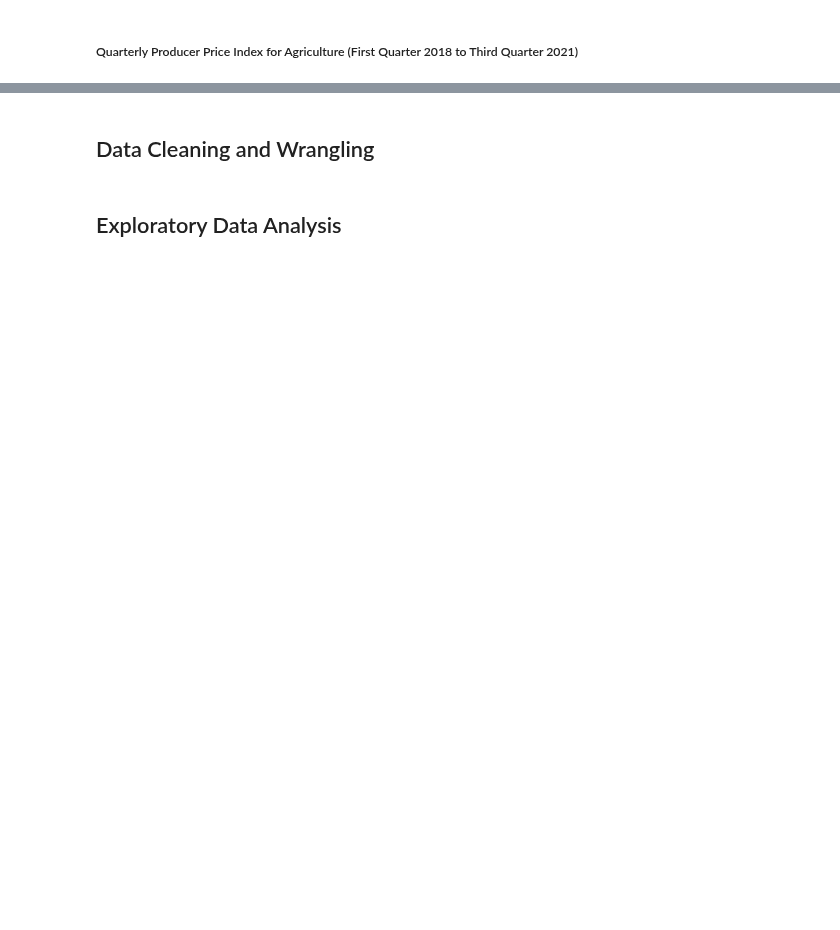
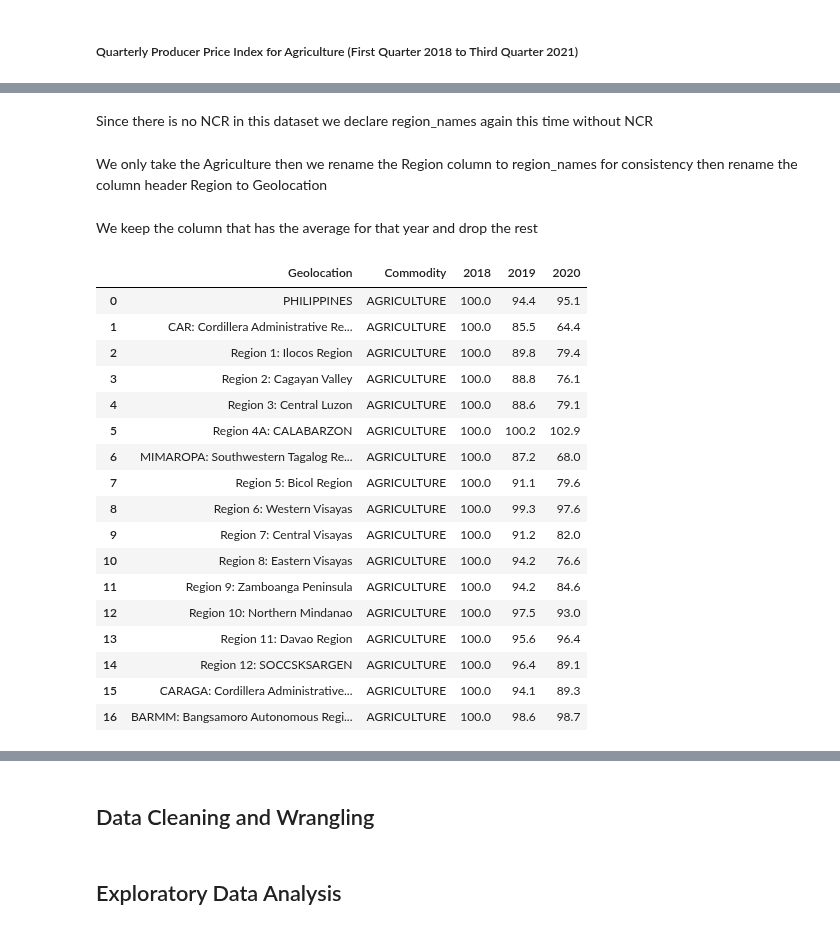
Before and after one commit to francheska-vicente/datapre-project, a Jupyter notebook: N01-Group1.ipynb, the cells around one changed output, grey strips where cells are left out. Drawn from its saved outputs; the diff is of its cells as text; code cells hidden in the pictures; blank space fills up the shorter version.

Commit message:
finished data sets kaloy

```diff
--- a/N01-Group1.ipynb
+++ b/N01-Group1.ipynb
@@ -1932,3 +1705,3 @@ data
 # %%
-data = pd.read_csv("D:\datapre-project\data\Quarterly Producer Price Index for Agriculture (2018=100) _ First Quarter 2018 to Third Quarter 2021.csv",header = 1,sep = ';')
+data = pd.read_csv( os.getenv('DSDATA_PROJ') + "/Quarterly Producer Price Index for Agriculture (2018=100) _ First Quarter 2018 to Third Quarter 2021.csv",header = 1,sep = ';')
 data
@@ -1968,4 +1714,0 @@ data
-# %%
-data.drop(columns =['2021 Fourth Quarter (Oct-Dec)', '2021 Average (Jan-Dec)'],inplace = True)
-data.rename(columns = {'Region': 'Geolocation'},inplace = True)
-data
@@ -1985,0 +1715,57 @@ data
+# %% [markdown]
+Since there is no NCR in this dataset we declare region_names again this time without NCR
+# %%
+# NOTE: Before applying, make sure that the arrangement of the regions are the same as the arrangement in your table
+region_names = ['PHILIPPINES',
+                 'CAR: Cordillera Administrative Region',
+                 'Region 1: Ilocos Region',
+                 'Region 2: Cagayan Valley',
+                 'Region 3: Central Luzon',
+                 'Region 4A: CALABARZON',
+                'MIMAROPA: Southwestern Tagalog Region',
+                'Region 5: Bicol Region',
+                'Region 6: Western Visayas',
+                'Region 7: Central Visayas',
+                'Region 8: Eastern Visayas',
+                'Region 9: Zamboanga Peninsula',
+                'Region 10: Northern Mindanao',
+                'Region 11: Davao Region',
+                'Region 12: SOCCSKSARGEN',
+                'CARAGA: Cordillera Administrative Region',
+                'BARMM: Bangsamoro Autonomous Region in Muslim Mindanao']
+# %% [markdown]
+We only take the Agriculture then we rename the Region column to region_names for consistency then rename the column header Region to Geolocation
+# %%
+data = data[data['Commodity'] == 'AGRICULTURE']
+
+# renames the data in the Geolocation for consistency
+data['Region'] = region_names
+data.set_index('Region')
+data = data.reset_index(drop=True)
+data.rename(columns = {'Region': 'Geolocation'},inplace = True)
+# %% [markdown]
+We keep the column that has the average for that year and drop the rest
+# %%
+data = data[['Geolocation','Commodity','2018 Average (Jan-Dec)','2019 Average (Jan-Dec)','2020 Average (Jan-Dec)']]
+data.columns = data.columns.str[:4]
+data.rename(columns = {'Geol': 'Geolocation','Comm':'Commodity' },inplace = True)
+data
+# %% [output]
+|  | Geolocation | Commodity | 2018 | 2019 | 2020 |
+| 0 | PHILIPPINES | AGRICULTURE | 100.0 | 94.4 | 95.1 |
+| 1 | CAR: Cordillera Administrative Re... | AGRICULTURE | 100.0 | 85.5 | 64.4 |
+| 2 | Region 1: Ilocos Region | AGRICULTURE | 100.0 | 89.8 | 79.4 |
+| 3 | Region 2: Cagayan Valley | AGRICULTURE | 100.0 | 88.8 | 76.1 |
+| 4 | Region 3: Central Luzon | AGRICULTURE | 100.0 | 88.6 | 79.1 |
+| 5 | Region 4A: CALABARZON | AGRICULTURE | 100.0 | 100.2 | 102.9 |
+| 6 | MIMAROPA: Southwestern Tagalog Re... | AGRICULTURE | 100.0 | 87.2 | 68.0 |
+| 7 | Region 5: Bicol Region | AGRICULTURE | 100.0 | 91.1 | 79.6 |
+| 8 | Region 6: Western Visayas | AGRICULTURE | 100.0 | 99.3 | 97.6 |
+| 9 | Region 7: Central Visayas | AGRICULTURE | 100.0 | 91.2 | 82.0 |
+| 10 | Region 8: Eastern Visayas | AGRICULTURE | 100.0 | 94.2 | 76.6 |
+| 11 | Region 9: Zamboanga Peninsula | AGRICULTURE | 100.0 | 94.2 | 84.6 |
+| 12 | Region 10: Northern Mindanao | AGRICULTURE | 100.0 | 97.5 | 93.0 |
+| 13 | Region 11: Davao Region | AGRICULTURE | 100.0 | 95.6 | 96.4 |
+| 14 | Region 12: SOCCSKSARGEN | AGRICULTURE | 100.0 | 96.4 | 89.1 |
+| 15 | CARAGA: Cordillera Administrative... | AGRICULTURE | 100.0 | 94.1 | 89.3 |
+| 16 | BARMM: Bangsamoro Autonomous Regi... | AGRICULTURE | 100.0 | 98.6 | 98.7 |
```
Also changed, not shown: parts of 91 cells of this notebook.
